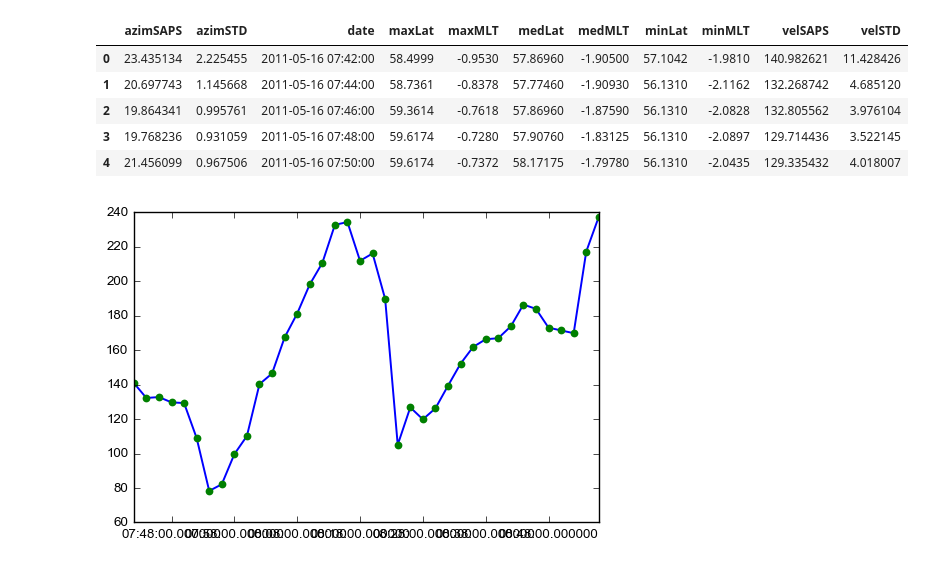
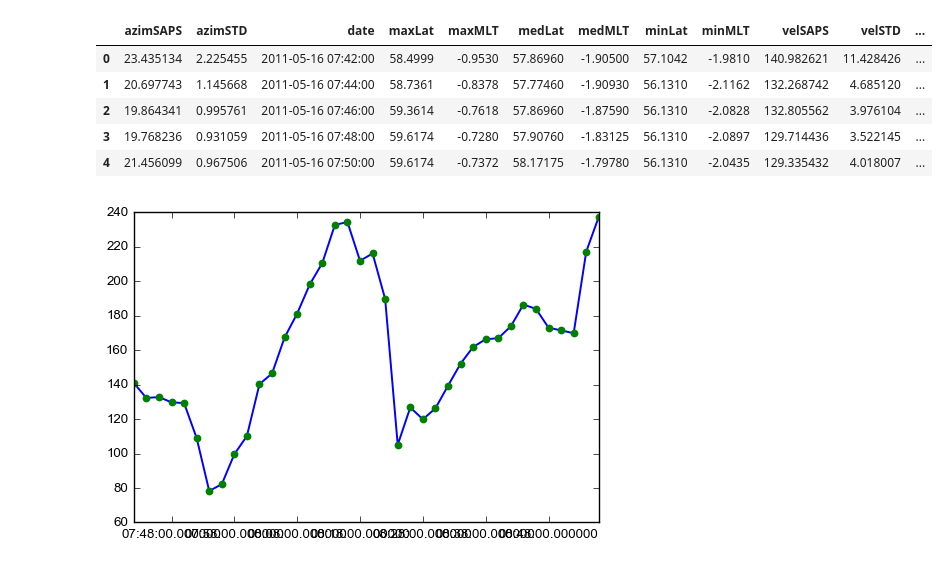
Before and after one commit to bharatreddy/scwsaps, a Jupyter notebook: ipy/saps_amp_sd.ipynb, the cells around one changed output. Saved outputs shown, nothing was run; the diff lists cells and outputs as text; code cells hidden in the pictures.

```diff
--- a/ipy/saps_amp_sd.ipynb
+++ b/ipy/saps_amp_sd.ipynb
@@ -21,18 +21,27 @@ plotMlatRange = [ 50., 75. ]
 # %%
 # read from the feather file
 fitsDF = feather.read_dataframe('../data/lshell-fits-' +\
                 eventDate.strftime("%Y%m%d") + '.feather')
 # set a few filters to the data
 # 1) azim should be -90+/-20
 # fitsDF = fitsDF[ numpy.abs( fitsDF["azimSAPS"] ) < azimCutoff ]
+# Calculate details for plotting arrows
+fitsDF["endPtMLAT"] = numpy.round( (\
+            fitsDF["velSAPS"]/1000.) * numpy.cos( \
+            numpy.deg2rad(-90-1*fitsDF["azimSAPS"]) ) +\
+             fitsDF["medLat"], 2)
+fitsDF["endPtNormMLT"] = numpy.round( (\
+            fitsDF["velSAPS"]/1000.) *\
+             numpy.sin( numpy.deg2rad(-90-1*fitsDF["azimSAPS"]) )\
+              + fitsDF["medMLT"], 2)
 fitsDF.head()
 # %% [output]
-|  | azimSAPS | azimSTD | date | maxLat | maxMLT | medLat | medMLT | minLat | minMLT | velSAPS | velSTD |
-| 0 | 23.435134 | 2.225455 | 2011-05-16 07:42:00 | 58.4999 | -0.9530 | 57.86960 | -1.90500 | 57.1042 | -1.9810 | 140.982621 | 11.428426 |
-| 1 | 20.697743 | 1.145668 | 2011-05-16 07:44:00 | 58.7361 | -0.8378 | 57.77460 | -1.90930 | 56.1310 | -2.1162 | 132.268742 | 4.685120 |
-| 2 | 19.864341 | 0.995761 | 2011-05-16 07:46:00 | 59.3614 | -0.7618 | 57.86960 | -1.87590 | 56.1310 | -2.0828 | 132.805562 | 3.976104 |
-| 3 | 19.768236 | 0.931059 | 2011-05-16 07:48:00 | 59.6174 | -0.7280 | 57.90760 | -1.83125 | 56.1310 | -2.0897 | 129.714436 | 3.522145 |
-| 4 | 21.456099 | 0.967506 | 2011-05-16 07:50:00 | 59.6174 | -0.7372 | 58.17175 | -1.79780 | 56.1310 | -2.0435 | 129.335432 | 4.018007 |
+|  | azimSAPS | azimSTD | date | maxLat | maxMLT | medLat | medMLT | minLat | minMLT | velSAPS | velSTD | ... |
+| 0 | 23.435134 | 2.225455 | 2011-05-16 07:42:00 | 58.4999 | -0.9530 | 57.86960 | -1.90500 | 57.1042 | -1.9810 | 140.982621 | 11.428426 | ... |
+| 1 | 20.697743 | 1.145668 | 2011-05-16 07:44:00 | 58.7361 | -0.8378 | 57.77460 | -1.90930 | 56.1310 | -2.1162 | 132.268742 | 4.685120 | ... |
+| 2 | 19.864341 | 0.995761 | 2011-05-16 07:46:00 | 59.3614 | -0.7618 | 57.86960 | -1.87590 | 56.1310 | -2.0828 | 132.805562 | 3.976104 | ... |
+| 3 | 19.768236 | 0.931059 | 2011-05-16 07:48:00 | 59.6174 | -0.7280 | 57.90760 | -1.83125 | 56.1310 | -2.0897 | 129.714436 | 3.522145 | ... |
+| 4 | 21.456099 | 0.967506 | 2011-05-16 07:50:00 | 59.6174 | -0.7372 | 58.17175 | -1.79780 | 56.1310 | -2.0435 | 129.335432 | 4.018007 | ... |
 # %%
 fig1 = plt.figure()
 ax = fig1.add_subplot(111)
```
Also changed, not shown: parts of 1 cell of this notebook, 2 other files.
